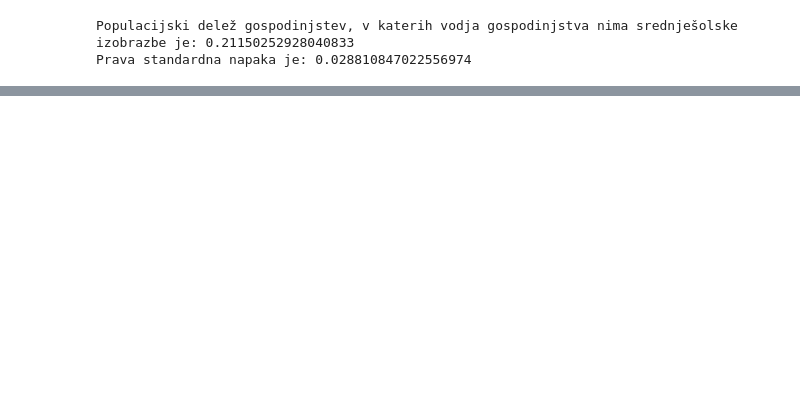
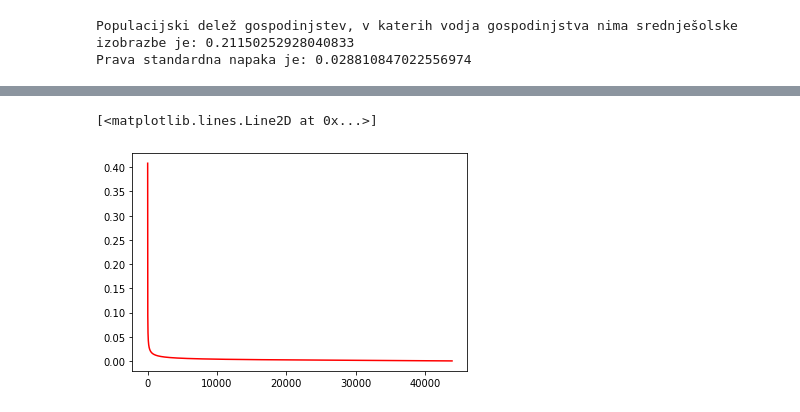
Before and after one commit to ziga123/Seminarska-iz-statistike, a Jupyter notebook: 14_sem_nal_Žiga_Gladek/Kibergrad.ipynb, the cells around one changed output, grey strips where cells are left out. Saved outputs shown, nothing was run; the diff lists cells and outputs as text; code cells hidden in the pictures; blank space fills up the shorter version.

```diff
--- a/14_sem_nal_Žiga_Gladek/Kibergrad.ipynb
+++ b/14_sem_nal_Žiga_Gladek/Kibergrad.ipynb
@@ -122,0 +148,12 @@ Poglejmo še standardno napako pri vzorcu velikosti 200. Ta je enaka 0.014306156
+# %%
+# standardna napaka v odvisnosti od velikosti vzorca za dani N
+x = np.linspace(1,N,N)
+y = (((p * (1 - p)) / x) * (N - x) / (N-1)) ** 0.5
+
+plt.title('Standardna napaka pri N=43886')
+plt.xlabel('Velikost vzorca')
+plt.ylabel('Standardna napaka')
+plt.plot(x,y,'r')
+# %% [output]
+[<matplotlib.lines.Line2D at 0x...>]
+[figure, added]
```
Also changed, not shown: parts of 5 cells of this notebook, 10 other files.
